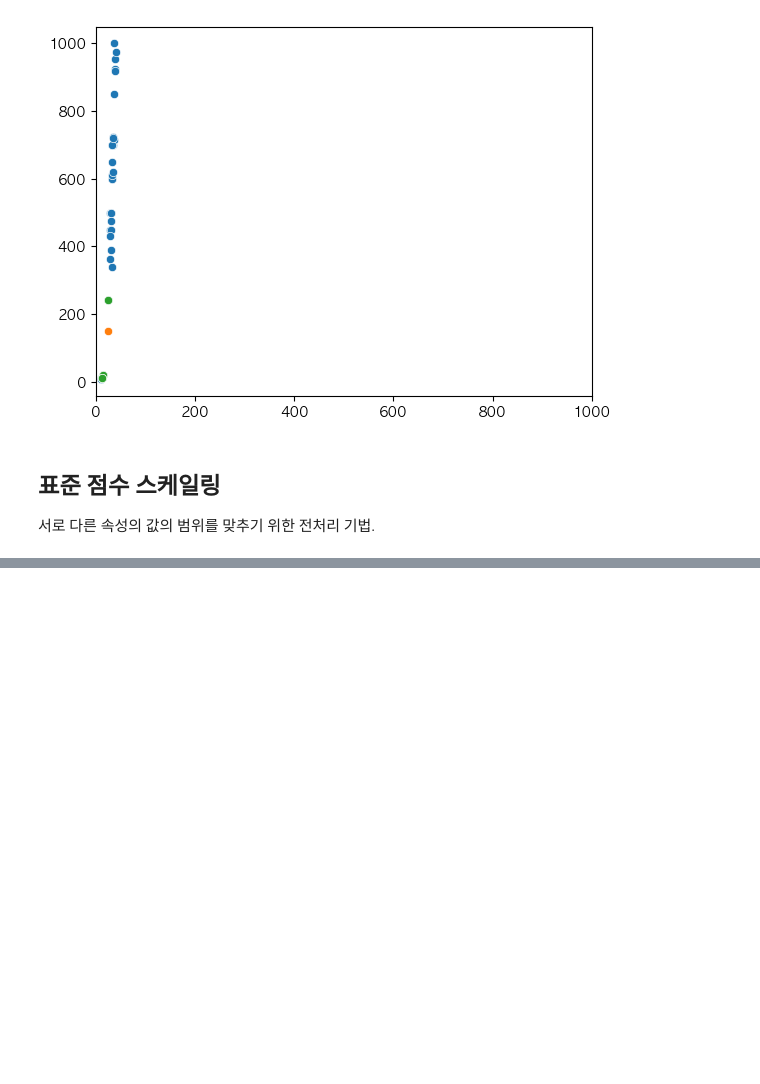
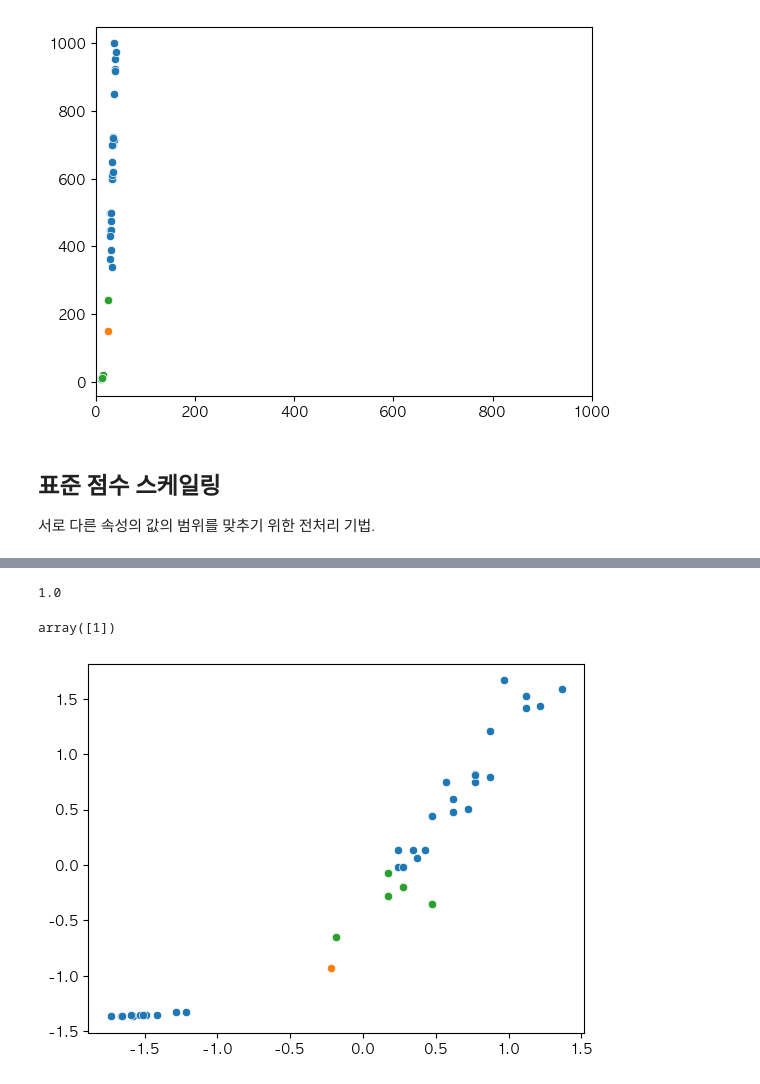
Before and after one commit to j-ai-616/05_machine_learning, a Jupyter notebook: 01_overview/01_classification_overview.ipynb, the cells around one changed output, grey strips where cells are left out. Drawn from its saved outputs; the diff is of its cells as text; code cells hidden in the pictures; blank space fills up the shorter version.

```diff
--- a/01_classification_overview.ipynb
+++ b/01_overview/01_classification_overview.ipynb
@@ -217,0 +243,23 @@ from sklearn.preprocessing import StandardScaler
+# %%
+from sklearn.preprocessing import StandardScaler
+
+# 다시 학습/테스트 분리
+(X_train, X_test, y_train, y_test) = train_test_split(
+    fish_data,
+    fish_target,
+    stratify=fish_target,       # 도미와 빙어의 비율이 train/test에서 비슷하게 유지 되도록 분리
+    test_size=0.2,              # 전체의 20%를 테스트 데이터로 사용
+    random_state=42             # 실행할 때마다 같은 방식으로 섞이도록 고정
+    )
+
+# 스케일러 준비 : 특성별로 평균과 표준편차를 구한 뒤 Z-score 형태로 변환
+scaler = StandardScaler()
+
+# 학습 데이터로 기준 만들기 + 변환
+X_train_scaled = scaler.fit_transform(X_train)
+
+# 테스트 데이터는 학습 데이터에서 구한 기준을 그대로 사용해서 변환
+X_test_scaled = scaler.transform(X_test)
+
+print(X_train_scaled)
+print(X_test_scaled)
@@ -217,0 +284,26 @@ from sklearn.preprocessing import StandardScaler
+# %%
+# 스케일링 된 데이터로 모델 학습
+kn_clf = KNeighborsClassifier()
+kn_clf.fit(X_train_scaled, y_train)
+kn_clf.score(X_test_scaled, y_test)
+# %% [output]
+1.0
+# %%
+# 스케일링 데이터로 학습한 모델을 통해 수상한 도미 예측하기
+# 새 샘플도 반드시 같은 scaler로 변환해서 에측해야 한다.
+q = scaler.transform([[25, 150]])
+
+# 무게와 길이 값 스케일링 후 도미로 판단 되는 모습 확인
+kn_clf.predict(q)
+# %% [output]
+array([1])
+# %%
+# 스케일링 후 시각화
+sns.scatterplot(x=X_train_scaled[:, 0], y=X_train_scaled[: ,1])         # 학습 데이터
+sns.scatterplot(x=q[:,0], y=q[:,1])                                     # 문제 (예측)
+distance, index = kn_clf.kneighbors(q)
+sns.scatterplot(x=X_train_scaled[index.squeeze(), 0], y=X_train_scaled[index.squeeze(), 1]) # 최근접 이웃 표시
+
+plt.show()
+# %% [output]
+[figure, added]
```
Also changed, not shown: parts of 33 cells of this notebook, 1 other file.
